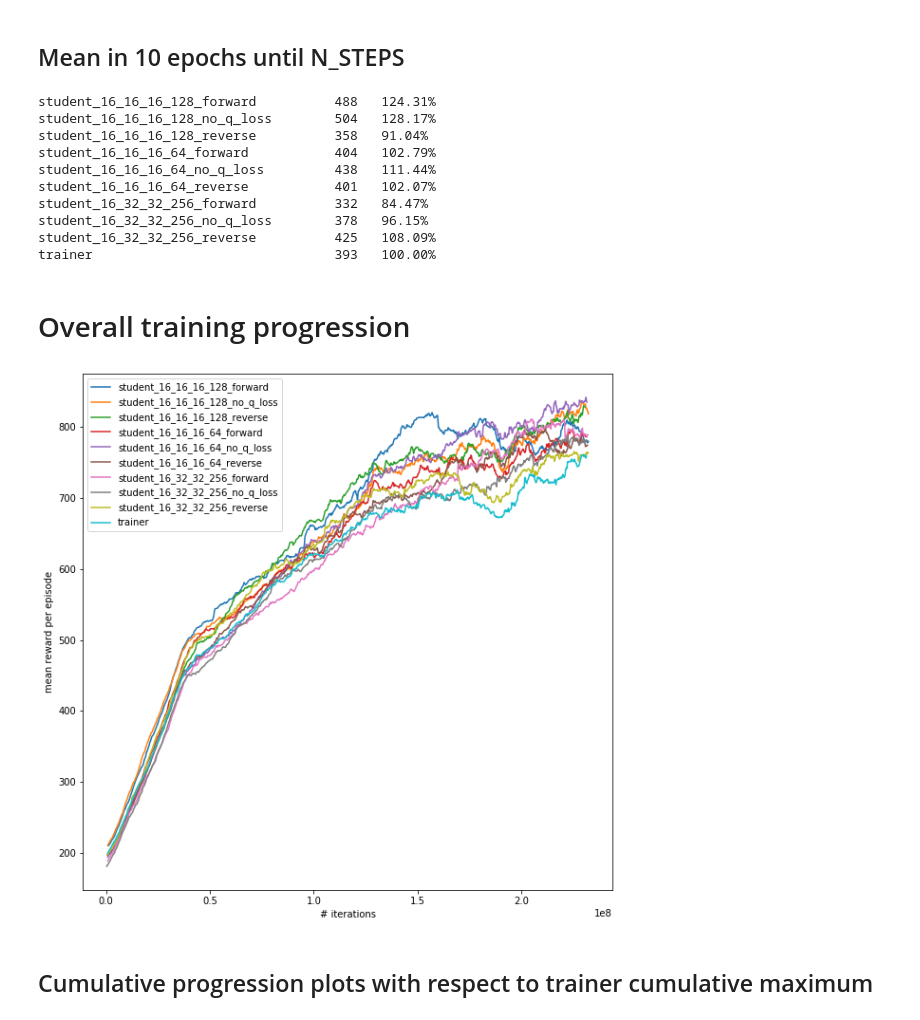
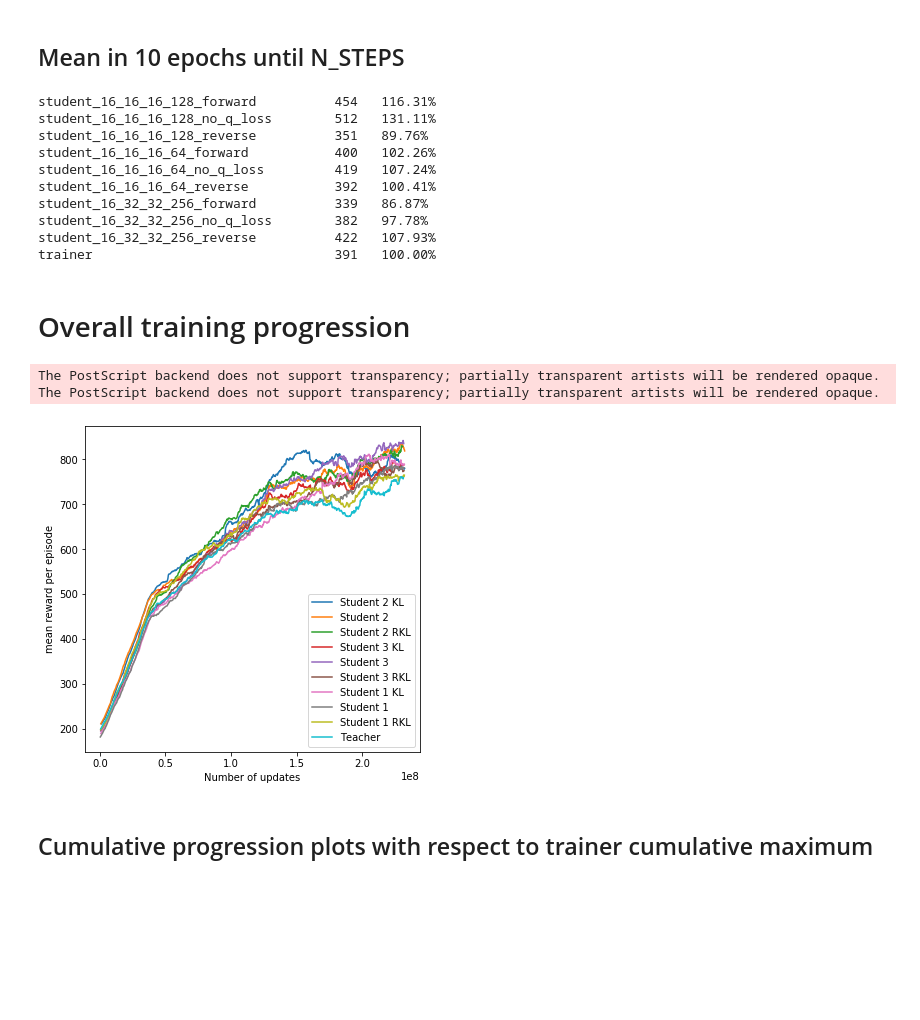
Before and after one commit to jetsnguns/realtime-policy-distillation, a Jupyter notebook: plots.ipynb, the cells around one changed output. Cells and saved outputs as stored; diff of their text form; code cells hidden in the pictures; blank space fills up the shorter version.

```diff
--- a/plots.ipynb
+++ b/plots.ipynb
@@ -31,6 +34,18 @@ for tag in data:
 agents = sorted(agents)
 
 min_length = min(len(data[f'ray/tune/evaluation/{agent}/episode_reward_max']['y']) for agent in agents)
+# %%
+agent_name_translation = {
+    agent: agent
+    .replace('student_16_32_32_256', 'Student 1')
+    .replace('student_16_16_16_128', 'Student 2')
+    .replace('student_16_16_16_64', 'Student 3')
+    .replace('trainer', 'Teacher')
+    .replace('_forward', ' KL')
+    .replace('_reverse', ' RKL')
+    .replace('_no_q_loss', '')
+    for agent in agents
+}
 # %%
 N_STEPS = 25000000
 pos = np.searchsorted(data[f'ray/tune/evaluation/trainer/episode_reward_max']['x'], N_STEPS)
@@ -60,42 +75,45 @@ trainer                               955   100.00%
 ## Mean in 10 epochs until N_STEPS
 # %%
 def get_mean(agent):
-    return np.mean(data[f'ray/tune/evaluation/{agent}/episode_reward_mean']['y'][pos - 10 : pos])
+    return np.mean(data[f'ray/tune/evaluation/{agent}/episode_reward_mean']['y'][pos - 9 : pos])
 
 trainer_mean = get_mean('trainer')
 for agent in agents:
     agent_mean = get_mean(agent)
     print(f'{agent:35s} {agent_mean:5.0f}   {agent_mean / trainer_mean * 100:3.2f}%')
 # %% [output]
-student_16_16_16_128_forward          488   124.31%
-student_16_16_16_128_no_q_loss        504   128.17%
-student_16_16_16_128_reverse          358   91.04%
-student_16_16_16_64_forward           404   102.79%
-student_16_16_16_64_no_q_loss         438   111.44%
-student_16_16_16_64_reverse           401   102.07%
-student_16_32_32_256_forward          332   84.47%
-student_16_32_32_256_no_q_loss        378   96.15%
-student_16_32_32_256_reverse          425   108.09%
-trainer                               393   100.00%
+student_16_16_16_128_forward          454   116.31%
+student_16_16_16_128_no_q_loss        512   131.11%
+student_16_16_16_128_reverse          351   89.76%
+student_16_16_16_64_forward           400   102.26%
+student_16_16_16_64_no_q_loss         419   107.24%
+student_16_16_16_64_reverse           392   100.41%
+student_16_32_32_256_forward          339   86.87%
+student_16_32_32_256_no_q_loss        382   97.78%
+student_16_32_32_256_reverse          422   107.93%
+trainer                               391   100.00%
 # %% [markdown]
 # Overall training progression
 # %%
 def smooth(y, box_pts):
     box = np.ones(box_pts) / box_pts
     y_smooth = np.convolve(y, box, mode='same')
     return y_smooth
 
 
-plt.figure(figsize=(10, 10))
+plt.figure(figsize=(6, 6))
 for agent in sorted(agents):
     values = data[f'ray/tune/evaluation/{agent}/episode_reward_mean']
-    plt.plot(values['x'][:-100], smooth(values['y'], 200)[:-100], label=agent)
+    plt.plot(values['x'][:-100], smooth(values['y'], 200)[:-100], label=agent_name_translation[agent])
 plt.legend()
-plt.xlabel('# iterations')
+plt.xlabel('Number of updates')
 plt.ylabel('mean reward per episode')
+plt.savefig('smoothed_training.eps', format='eps')
 plt.show()
 # %% [output]
+The PostScript backend does not support transparency; partially transparent artists will be rendered opaque.
+The PostScript backend does not support transparency; partially transparent artists will be rendered opaque.
-[figure, old version]
+[figure, new version]
 # %% [markdown]
 ## Cumulative progression plots with respect to trainer cumulative maximum
 # %%
```
Also changed, not shown: parts of 4 cells of this notebook, 2 other files.
